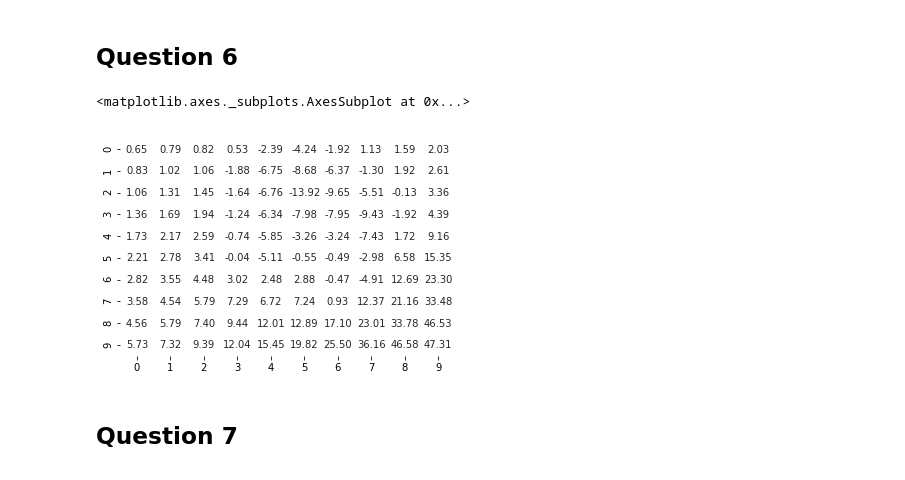
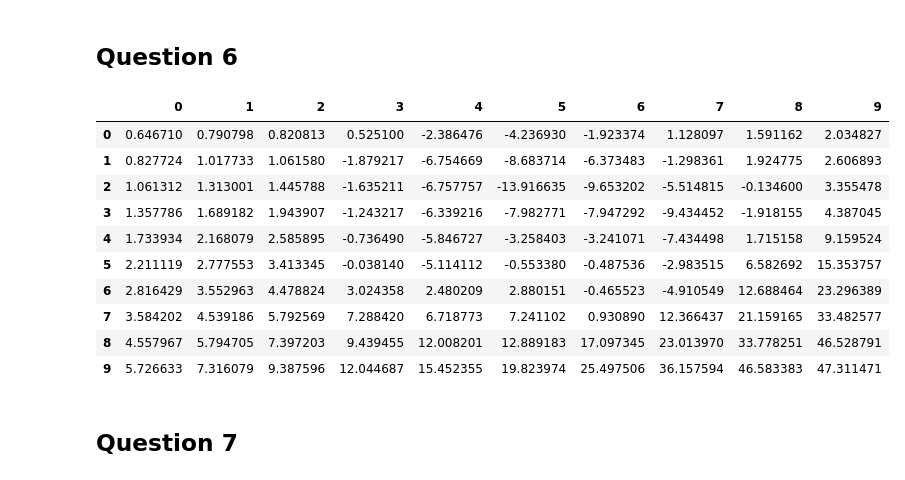
Before and after one commit to maithilibhide/ECE232, a Jupyter notebook: Project3/RL_IRL_ParallelUpdate.ipynb, the cells around one changed output. Cells and saved outputs as stored; diff of their text form; code cells hidden in the pictures.

```diff
--- a/Project3/RL_IRL_ParallelUpdate.ipynb
+++ b/Project3/RL_IRL_ParallelUpdate.ipynb
@@ -263,12 +292,20 @@ sns.heatmap(state_space, annot=optimal_policy_r1, fmt='', cbar = False,
 <h2> Question 6 </h2>
 # %%
 optimal_state_values_r2 = get_optimal_state_value_fn(reward_fn2, S, A, gamma, 0.01, state_space, w)
-# %%
-sns.heatmap(state_space, annot=optimal_state_values_r2, fmt='.2f', cbar = False,
-            cmap=ListedColormap(['white']))
-# %% [output]
-<matplotlib.axes._subplots.AxesSubplot at 0x...>
-[figure, removed]
+# %%
+display(pd.DataFrame(optimal_state_values_r2))
+# %% [output]
+|  | 0 | 1 | 2 | 3 | 4 | 5 | 6 | 7 | 8 | 9 |
+| 0 | 0.646710 | 0.790798 | 0.820813 | 0.525100 | -2.386476 | -4.236930 | -1.923374 | 1.128097 | 1.591162 | 2.034827 |
+| 1 | 0.827724 | 1.017733 | 1.061580 | -1.879217 | -6.754669 | -8.683714 | -6.373483 | -1.298361 | 1.924775 | 2.606893 |
+| 2 | 1.061312 | 1.313001 | 1.445788 | -1.635211 | -6.757757 | -13.916635 | -9.653202 | -5.514815 | -0.134600 | 3.355478 |
+| 3 | 1.357786 | 1.689182 | 1.943907 | -1.243217 | -6.339216 | -7.982771 | -7.947292 | -9.434452 | -1.918155 | 4.387045 |
+| 4 | 1.733934 | 2.168079 | 2.585895 | -0.736490 | -5.846727 | -3.258403 | -3.241071 | -7.434498 | 1.715158 | 9.159524 |
+| 5 | 2.211119 | 2.777553 | 3.413345 | -0.038140 | -5.114112 | -0.553380 | -0.487536 | -2.983515 | 6.582692 | 15.353757 |
+| 6 | 2.816429 | 3.552963 | 4.478824 | 3.024358 | 2.480209 | 2.880151 | -0.465523 | -4.910549 | 12.688464 | 23.296389 |
+| 7 | 3.584202 | 4.539186 | 5.792569 | 7.288420 | 6.718773 | 7.241102 | 0.930890 | 12.366437 | 21.159165 | 33.482577 |
+| 8 | 4.557967 | 5.794705 | 7.397203 | 9.439455 | 12.008201 | 12.889183 | 17.097345 | 23.013970 | 33.778251 | 46.528791 |
+| 9 | 5.726633 | 7.316079 | 9.387596 | 12.044687 | 15.452355 | 19.823974 | 25.497506 | 36.157594 | 46.583383 | 47.311471 |
 # %% [markdown]
 <h2> Question 7 </h2>
 # %%
```
Also changed, not shown: parts of 13 cells of this notebook.
